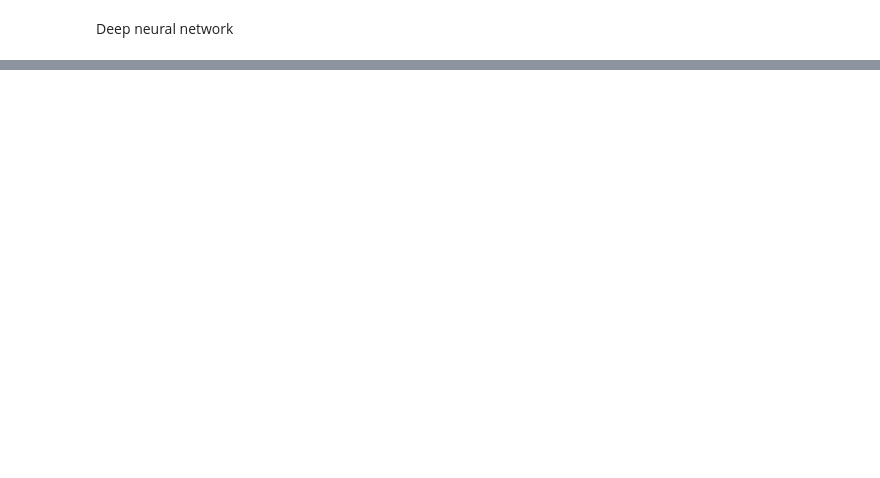
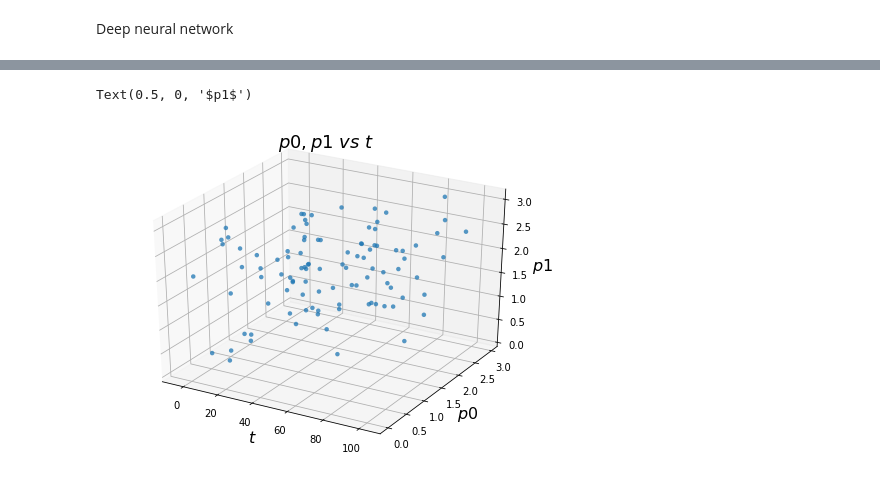
Before and after one commit to marcinwolter/MCtuning, a Jupyter notebook: MC_tuning_toy_example.ipynb, the cells around one changed output, grey strips where cells are left out. Saved outputs shown, nothing was run; the diff lists cells and outputs as text; code cells hidden in the pictures; blank space fills up the shorter version.

```diff
--- a/MC_tuning_toy_example.ipynb
+++ b/MC_tuning_toy_example.ipynb
@@ -131,0 +170,20 @@ Accuracy
+# %%
+# Visualize results
+
+#f, ax = plt.subplots(1)
+fig = plt.figure()
+ax = fig.add_subplot(111, projection='3d')
+
+xs = [t['tid'] for t in trials.trials]
+ys = [t['misc']['vals']['p0'] for t in trials.trials]
+zs = [t['misc']['vals']['p1'] for t in trials.trials]
+
+ax.set_xlim(xs[0]-10, xs[-1]+10)
+ax.scatter(xs, ys, zs,  linewidth=0.01, alpha=0.75)
+ax.set_title('$p0, p1$ $vs$ $t$ ', fontsize=18)
+ax.set_xlabel('$t$', fontsize=16)
+ax.set_ylabel('$p0$', fontsize=16)
+ax.set_zlabel('$p1$', fontsize=16)
+# %% [output]
+Text(0.5, 0, '$p1$')
+[figure, added]
```
Also changed, not shown: parts of 14 cells of this notebook.
